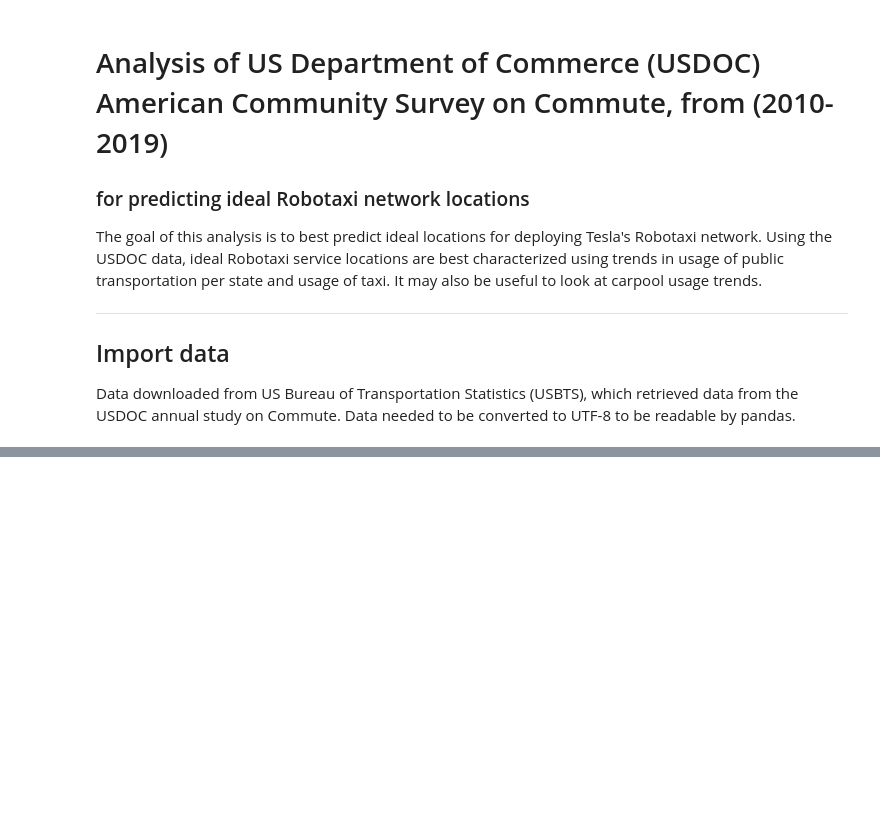
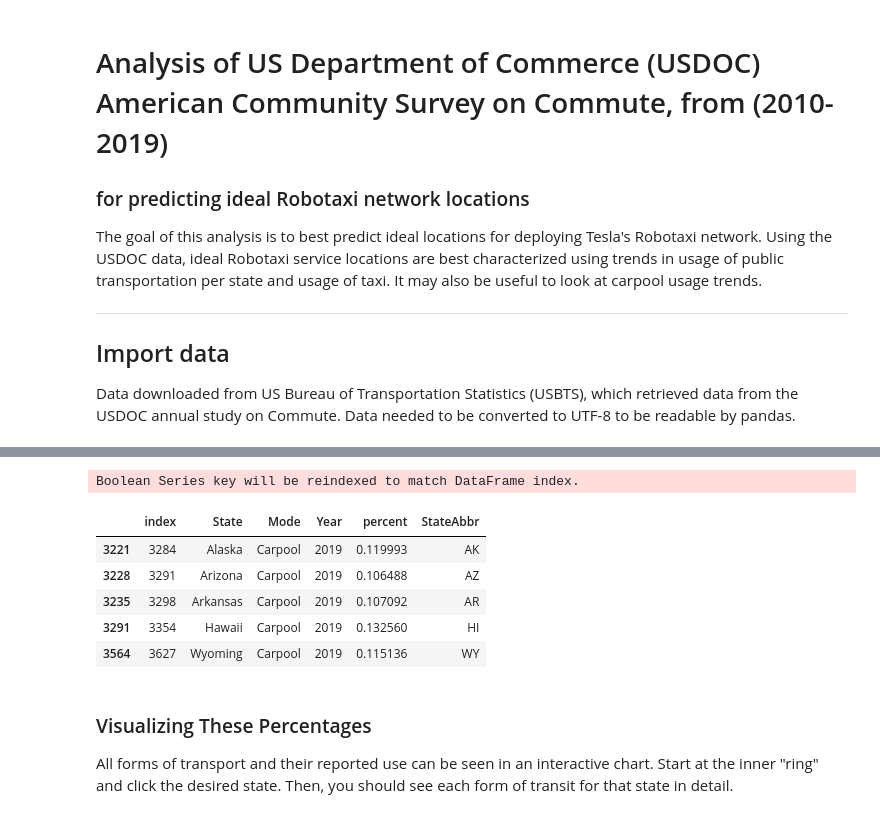
Before and after one commit to hainesdata/TVET, a Jupyter notebook: robotaxi_locations.ipynb, the cells around one changed output, grey strips where cells are left out. Saved outputs shown, nothing was run; the diff lists cells and outputs as text; code cells hidden in the pictures; blank space fills up the shorter version.

```diff
--- a/robotaxi_locations.ipynb
+++ b/robotaxi_locations.ipynb
@@ -41,3 +71,16 @@ The data is already properly formatted for analysis, so no cleaning or restructu
+# %%
+wrk[wrk.Mode == 'Carpool'][wrk.percent >= 0.1063]
+# %% [output]
+Boolean Series key will be reindexed to match DataFrame index.
+|  | index | State | Mode | Year | percent | StateAbbr |
+| 3221 | 3284 | Alaska | Carpool | 2019 | 0.119993 | AK |
+| 3228 | 3291 | Arizona | Carpool | 2019 | 0.106488 | AZ |
+| 3235 | 3298 | Arkansas | Carpool | 2019 | 0.107092 | AR |
+| 3291 | 3354 | Hawaii | Carpool | 2019 | 0.132560 | HI |
+| 3564 | 3627 | Wyoming | Carpool | 2019 | 0.115136 | WY |
+# %% [markdown]
+### Visualizing These Percentages
+All forms of transport and their reported use can be seen in an interactive chart. Start at the inner "ring" and click the desired state. Then, you should see each form of transit for that state in detail.
 # %%
 import plotly.express as px
 
```
Also changed, not shown: parts of 20 cells of this notebook.
